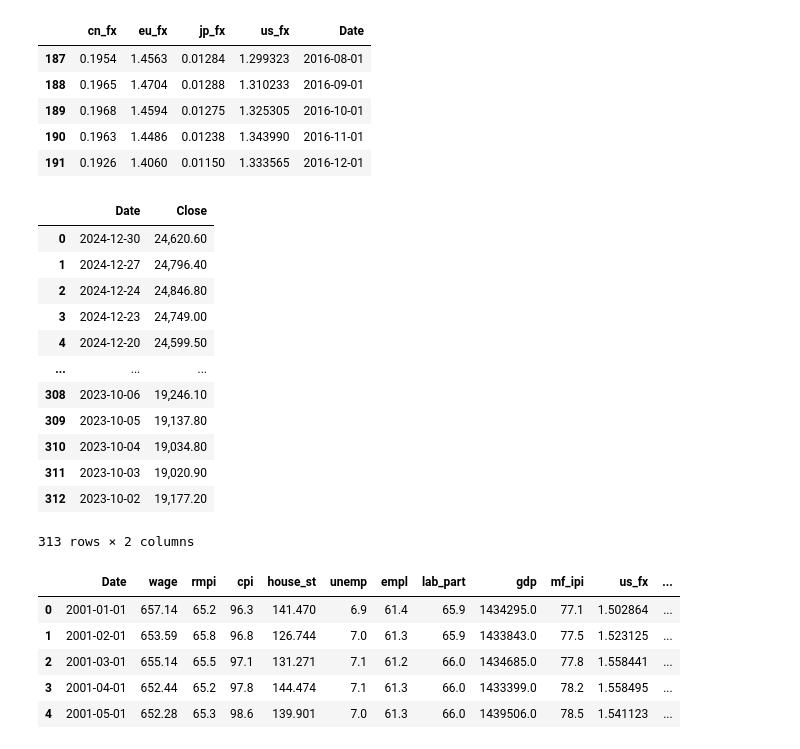
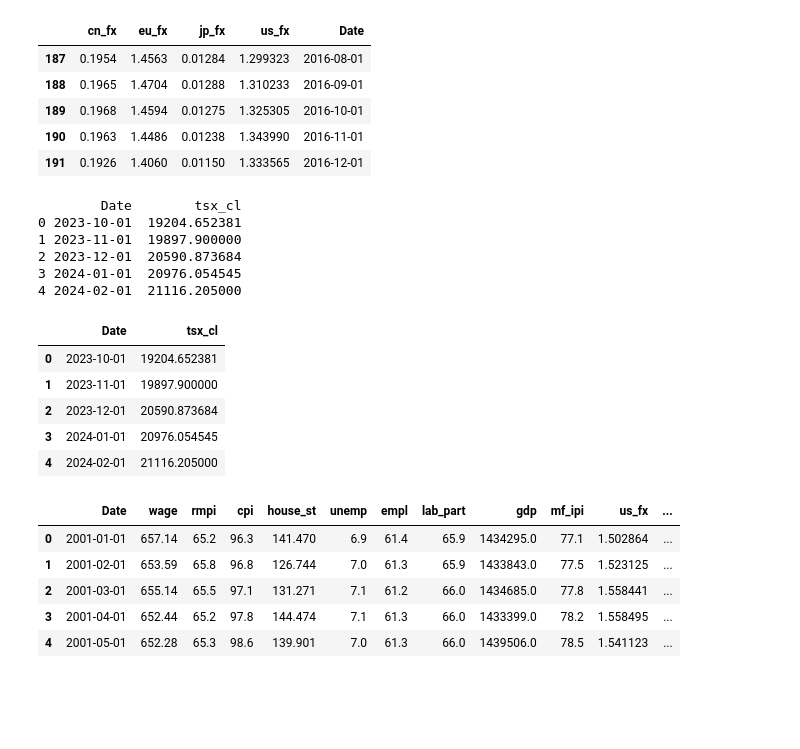
Before and after one commit to FleaBusyBeeBergs/dtsa5511-final-project, a Jupyter notebook: dtsa5511_final_project.ipynb, the cells around one changed output. Saved outputs shown, nothing was run; the diff lists cells and outputs as text; code cells hidden in the pictures; blank space fills up the shorter version.

```diff
--- a/dtsa5511_final_project.ipynb
+++ b/dtsa5511_final_project.ipynb
@@ -500,25 +500,36 @@ hist_fx.tail()
 | 189 | 0.1968 | 1.4594 | 0.01275 | 1.325305 | 2016-10-01 |
 | 190 | 0.1963 | 1.4486 | 0.01238 | 1.343990 | 2016-11-01 |
 | 191 | 0.1926 | 1.4060 | 0.01150 | 1.333565 | 2016-12-01 |
-# %%
-url = 'https://raw.githubusercontent.com/FleaBusyBeeBergs/dtsa5511-final-project/main/data/tsx-2023-2024%20-%20Sheet1.csv'
-hist_tsx = pd.read_csv(url)
-hist_tsx['Date'] = pd.to_datetime(hist_tsx['Date'])
-hist_tsx
-# %% [output]
-|  | Date | Close |
-| 0 | 2024-12-30 | 24,620.60 |
-| 1 | 2024-12-27 | 24,796.40 |
-| 2 | 2024-12-24 | 24,846.80 |
-| 3 | 2024-12-23 | 24,749.00 |
-| 4 | 2024-12-20 | 24,599.50 |
-| ... | ... | ... |
-| 308 | 2023-10-06 | 19,246.10 |
-| 309 | 2023-10-05 | 19,137.80 |
-| 310 | 2023-10-04 | 19,034.80 |
-| 311 | 2023-10-03 | 19,020.90 |
-| 312 | 2023-10-02 | 19,177.20 |
-313 rows × 2 columns
+# %%
+url = 'https://raw.githubusercontent.com/FleaBusyBeeBergs/dtsa5511-final-project/main/data/tsx_cl-2023-2024.csv'
+
+hist_tsx = pd.read_csv(url)
+hist_tsx['tsx_cl'] = hist_tsx['tsx_cl'].str.replace(',', '').astype(float)
+hist_tsx['Date'] = pd.to_datetime(hist_tsx['Date'])
+hist_tsx['Month'] = hist_tsx['Date'].dt.to_period('M').dt.to_timestamp()
+
+# Group by 'Month' and compute the average (assuming closing value is in 'tsx_cl' column)
+tsx_monthly = hist_tsx.groupby('Month', as_index=False)['tsx_cl'].mean()
+
+# Optional: rename 'Month' to 'Date' for consistency
+tsx_monthly.rename(columns={'Month': 'Date'}, inplace=True)
+
+# Preview result
+print(tsx_monthly.head())
+tsx_monthly.head()
+# %% [output]
+        Date        tsx_cl
+0 2023-10-01  19204.652381
+1 2023-11-01  19897.900000
+2 2023-12-01  20590.873684
+3 2024-01-01  20976.054545
+4 2024-02-01  21116.205000
+|  | Date | tsx_cl |
+| 0 | 2023-10-01 | 19204.652381 |
+| 1 | 2023-11-01 | 19897.900000 |
+| 2 | 2023-12-01 | 20590.873684 |
+| 3 | 2024-01-01 | 20976.054545 |
+| 4 | 2024-02-01 | 21116.205000 |
 # %%
 # Merge hist_fx into data on 'Date' using outer join
 data = pd.merge(merged_data, hist_fx, on='Date', how='outer', suffixes=('', '_hist'))
```
Also changed, not shown: parts of 2 cells of this notebook.
